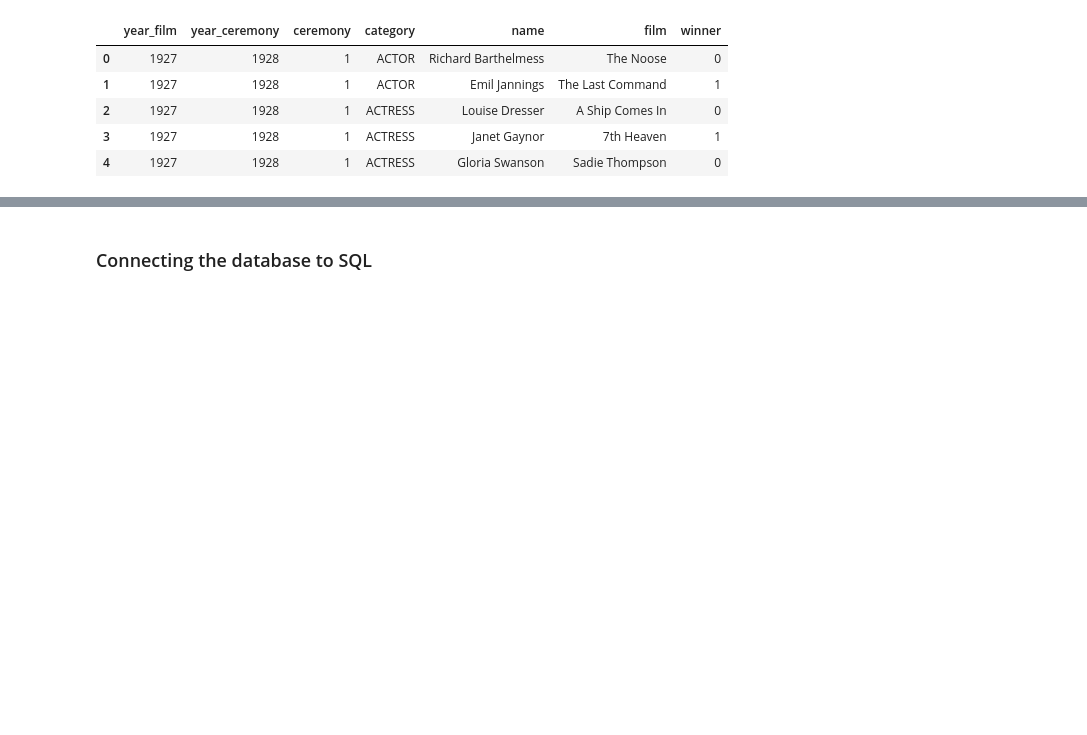
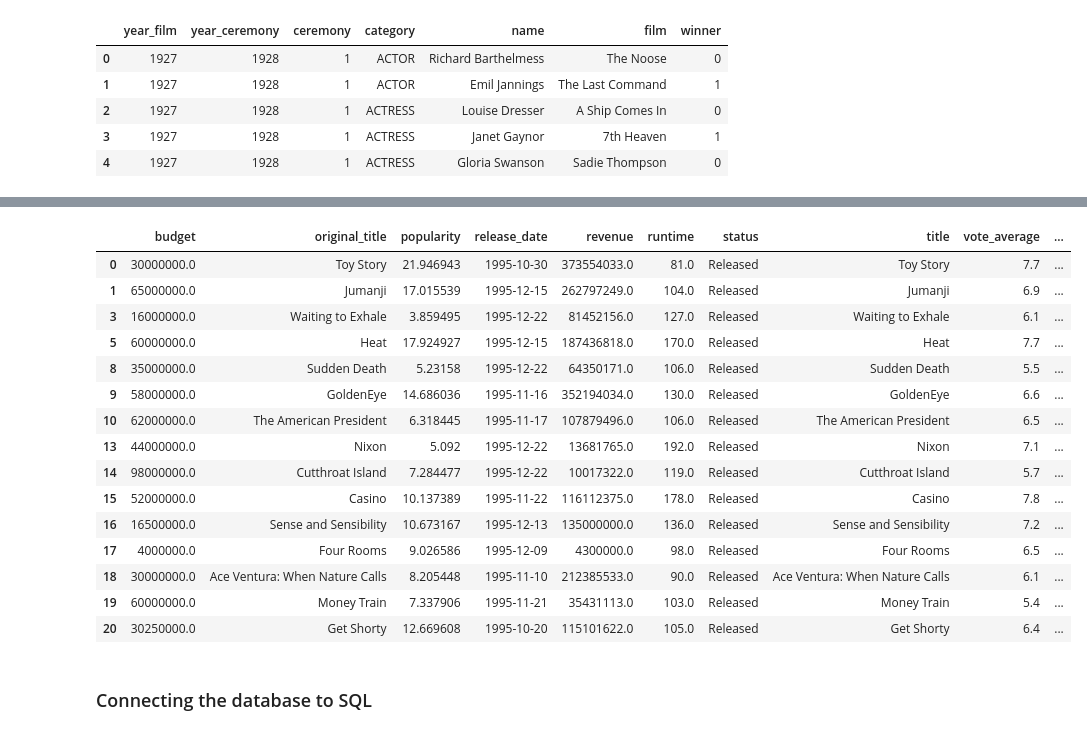
Before and after one commit to christinepuri/Group6, a Jupyter notebook: Database_cleansing_connecting.ipynb, the cells around one changed output, grey strips where cells are left out. Saved outputs shown, nothing was run; the diff lists cells and outputs as text; code cells hidden in the pictures; blank space fills up the shorter version.

```diff
--- a/Database_cleansing_connecting.ipynb
+++ b/Database_cleansing_connecting.ipynb
@@ -276,0 +308,30 @@ oscars_df.head()
+# %%
+# Binning Revenue
+#movies_clean_df['revenue'].describe()
+
+# Cutting into bins
+revenue_bins = [0,  7.083172e+06, 1.000000e+08, 2.787965e+09]
+pd.cut(movies_clean_df['revenue'], revenue_bins)
+revenue_names = ["Low", "Medium", "High"]
+
+movies_clean_df["revenue_ranges"] = pd.cut(movies_clean_df['revenue'],
+                                                  revenue_bins, labels=revenue_names)
+#Checking dataframe
+movies_clean_df.head(15)
+# %% [output]
+|  | budget | original_title | popularity | release_date | revenue | runtime | status | title | vote_average | ... |
+| 0 | 30000000.0 | Toy Story | 21.946943 | 1995-10-30 | 373554033.0 | 81.0 | Released | Toy Story | 7.7 | ... |
+| 1 | 65000000.0 | Jumanji | 17.015539 | 1995-12-15 | 262797249.0 | 104.0 | Released | Jumanji | 6.9 | ... |
+| 3 | 16000000.0 | Waiting to Exhale | 3.859495 | 1995-12-22 | 81452156.0 | 127.0 | Released | Waiting to Exhale | 6.1 | ... |
+| 5 | 60000000.0 | Heat | 17.924927 | 1995-12-15 | 187436818.0 | 170.0 | Released | Heat | 7.7 | ... |
+| 8 | 35000000.0 | Sudden Death | 5.23158 | 1995-12-22 | 64350171.0 | 106.0 | Released | Sudden Death | 5.5 | ... |
+| 9 | 58000000.0 | GoldenEye | 14.686036 | 1995-11-16 | 352194034.0 | 130.0 | Released | GoldenEye | 6.6 | ... |
+| 10 | 62000000.0 | The American President | 6.318445 | 1995-11-17 | 107879496.0 | 106.0 | Released | The American President | 6.5 | ... |
+| 13 | 44000000.0 | Nixon | 5.092 | 1995-12-22 | 13681765.0 | 192.0 | Released | Nixon | 7.1 | ... |
+| 14 | 98000000.0 | Cutthroat Island | 7.284477 | 1995-12-22 | 10017322.0 | 119.0 | Released | Cutthroat Island | 5.7 | ... |
+| 15 | 52000000.0 | Casino | 10.137389 | 1995-11-22 | 116112375.0 | 178.0 | Released | Casino | 7.8 | ... |
+| 16 | 16500000.0 | Sense and Sensibility | 10.673167 | 1995-12-13 | 135000000.0 | 136.0 | Released | Sense and Sensibility | 7.2 | ... |
+| 17 | 4000000.0 | Four Rooms | 9.026586 | 1995-12-09 | 4300000.0 | 98.0 | Released | Four Rooms | 6.5 | ... |
+| 18 | 30000000.0 | Ace Ventura: When Nature Calls | 8.205448 | 1995-11-10 | 212385533.0 | 90.0 | Released | Ace Ventura: When Nature Calls | 6.1 | ... |
+| 19 | 60000000.0 | Money Train | 7.337906 | 1995-11-21 | 35431113.0 | 103.0 | Released | Money Train | 5.4 | ... |
+| 20 | 30250000.0 | Get Shorty | 12.669608 | 1995-10-20 | 115101622.0 | 105.0 | Released | Get Shorty | 6.4 | ... |
```
Also changed, not shown: parts of 4 cells of this notebook, 2 other files.
